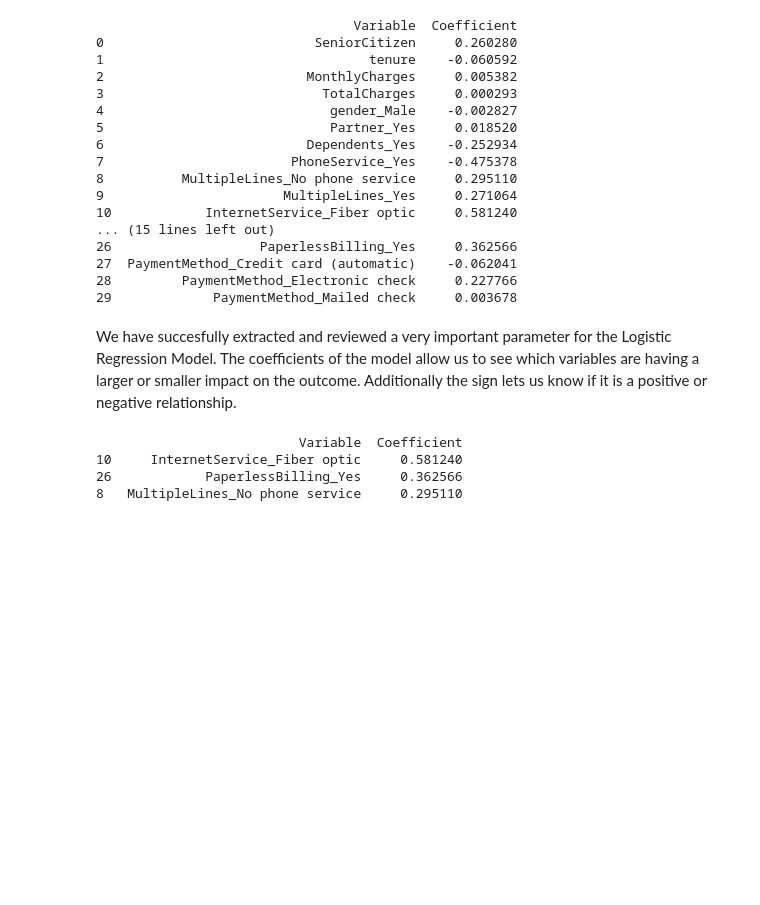
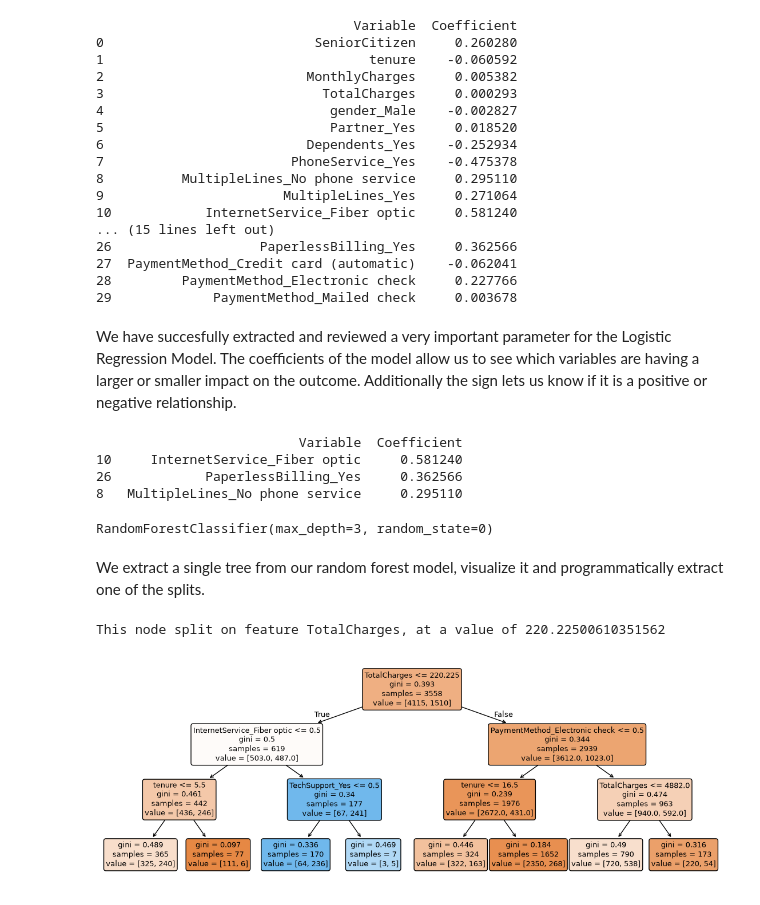
Before and after one commit to saalssall/Machine_Learning_Python, a Jupyter notebook: Hyperparameter_Tuning/Hyperparameter_Tuning.ipynb, the cells around one changed output. Cells and saved outputs as stored; diff of their text form; code cells hidden in the pictures; blank space fills up the shorter version.

```diff
--- a/Hyperparameter_Tuning/Hyperparameter_Tuning.ipynb
+++ b/Hyperparameter_Tuning/Hyperparameter_Tuning.ipynb
@@ -113,3 +116,28 @@ print(top_three_df)
 10     InternetService_Fiber optic     0.581240
 26            PaperlessBilling_Yes     0.362566
 8   MultipleLines_No phone service     0.295110
+# %%
+tree_r = RandomForestClassifier(max_depth=3, random_state=0)
+tree_r.fit(X_train, y_train)
+# %% [output]
+RandomForestClassifier(max_depth=3, random_state=0)
+# %% [markdown]
+We extract a single tree from our random forest model, visualize it and programmatically extract one of the splits.
+# %%
+# Extract the 7th (index 6) tree from the random forest
+chosen_tree = tree_r.estimators_[6]
+
+fig, ax = plt.subplots(figsize=(14, 5))
+plot_tree(chosen_tree, feature_names=X_train.columns, filled=True,
+          rounded=True, fontsize=9, ax=ax)
+
+# Extract the parameters and level of the top (index 0) node
+split_column = chosen_tree.tree_.feature[0]
+split_column_name = X_train.columns[split_column]
+split_value = chosen_tree.tree_.threshold[0]
+
+# Print out the feature and level
+print("This node split on feature {}, at a value of {}".format(split_column_name, split_value))
+# %% [output]
+This node split on feature TotalCharges, at a value of 220.22500610351562
+[figure, added]
```
Also changed, not shown: parts of 1 cell of this notebook.
